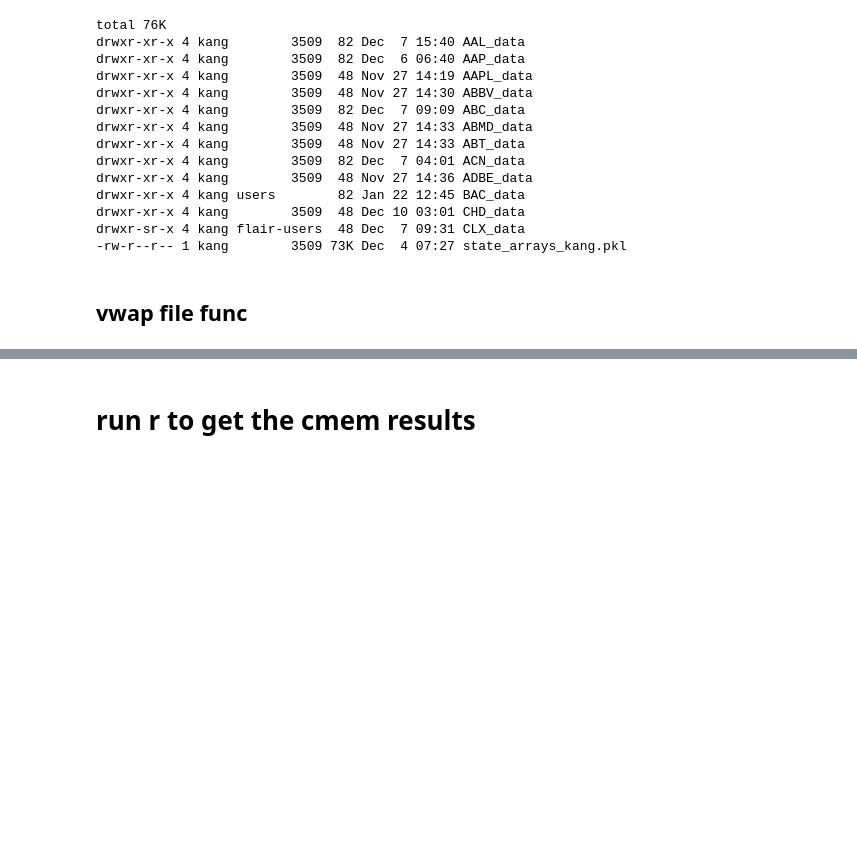
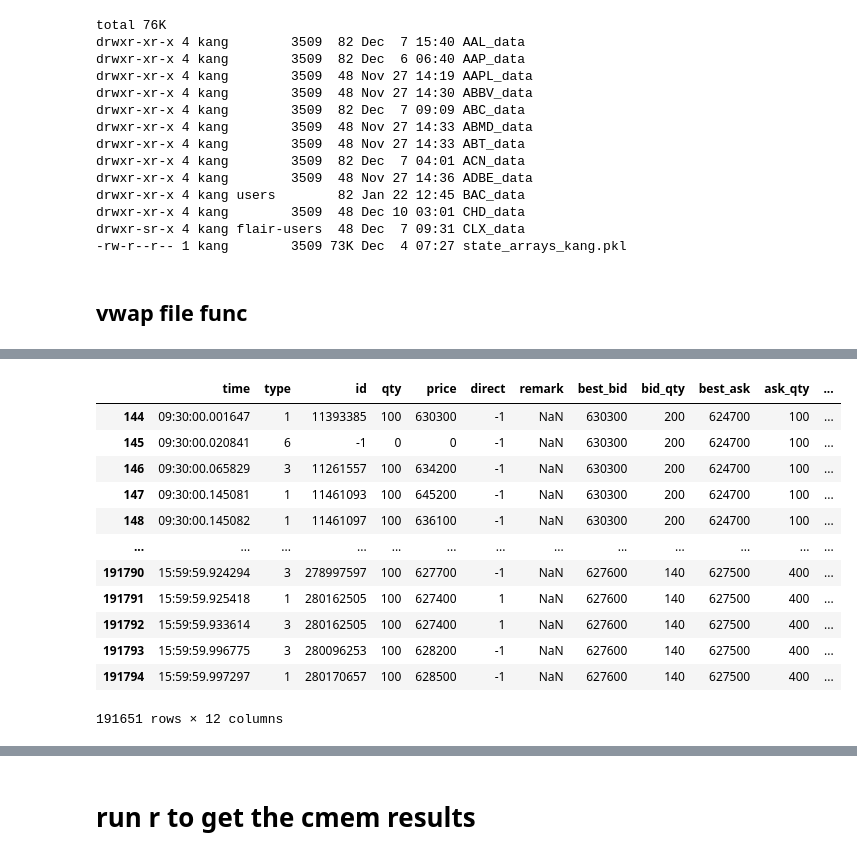
Before and after one commit to KangOxford/IntradayVoume, a Jupyter notebook: codes/loong.ipynb, the cells around one changed output, grey strips where cells are left out. Drawn from its saved outputs; the diff is of its cells as text; code cells hidden in the pictures; blank space fills up the shorter version.

```diff
--- a/codes/loong.ipynb
+++ b/codes/loong.ipynb
@@ -243,0 +284,6 @@ lstsymbols = ['AEP','GS','FITB','GPN','AAPL']
+# %%
+ob = obs[0]
+obs1 = ob.iloc[:,:4]
+obs1.columns = ['best_bid','bid_qty','best_ask','ask_qty']
+# obs1.bid_qty.sum()
+obs1
@@ -243,0 +304,10 @@ lstsymbols = ['AEP','GS','FITB','GPN','AAPL']
+# %%
+from os import listdir
+symbol = "AEP"
+path = f'/scratch/local/kang/SP500/{symbol}_data/Flow_10/'
+# obs = [pd.read_csv(path+file) for file in tqdm(listdir(ATFolder+"/Book_10/"))]
+msgs = [pd.read_csv(path+file, header = None) for file in tqdm(listdir(ATFolder+"/Flow_10/")[:2])]
+# %%
+msg = msgs[0]
+# %%
+msg.columns = ['time','type','id','qty','price','direct','remark']
@@ -243,0 +330,22 @@ lstsymbols = ['AEP','GS','FITB','GPN','AAPL']
+# %%
+df=pd.concat([msg,obs1],axis=1)
+df.time *= 1e9
+df.time=df.time.apply(pd.to_datetime)
+df.time = df.time.dt.time
+df['shorten_time'] = pd.to_datetime(df['time'], format='%H:%M:%S.%f').dt.strftime('%H%M').astype(str)
+df = df[(df['shorten_time']>='0930') & (df['shorten_time']<'1600')]
+df
+# %% [output]
+|  | time | type | id | qty | price | direct | remark | best_bid | bid_qty | best_ask | ask_qty | ... |
+| 144 | 09:30:00.001647 | 1 | 11393385 | 100 | 630300 | -1 | NaN | 630300 | 200 | 624700 | 100 | ... |
+| 145 | 09:30:00.020841 | 6 | -1 | 0 | 0 | -1 | NaN | 630300 | 200 | 624700 | 100 | ... |
+| 146 | 09:30:00.065829 | 3 | 11261557 | 100 | 634200 | -1 | NaN | 630300 | 200 | 624700 | 100 | ... |
+| 147 | 09:30:00.145081 | 1 | 11461093 | 100 | 645200 | -1 | NaN | 630300 | 200 | 624700 | 100 | ... |
+| 148 | 09:30:00.145082 | 1 | 11461097 | 100 | 636100 | -1 | NaN | 630300 | 200 | 624700 | 100 | ... |
+| ... | ... | ... | ... | ... | ... | ... | ... | ... | ... | ... | ... | ... |
+| 191790 | 15:59:59.924294 | 3 | 278997597 | 100 | 627700 | -1 | NaN | 627600 | 140 | 627500 | 400 | ... |
+| 191791 | 15:59:59.925418 | 1 | 280162505 | 100 | 627400 | 1 | NaN | 627600 | 140 | 627500 | 400 | ... |
+| 191792 | 15:59:59.933614 | 3 | 280162505 | 100 | 627400 | 1 | NaN | 627600 | 140 | 627500 | 400 | ... |
+| 191793 | 15:59:59.996775 | 3 | 280096253 | 100 | 628200 | -1 | NaN | 627600 | 140 | 627500 | 400 | ... |
+| 191794 | 15:59:59.997297 | 1 | 280170657 | 100 | 628500 | -1 | NaN | 627600 | 140 | 627500 | 400 | ... |
+191651 rows × 12 columns
```
Also changed, not shown: parts of 21 cells of this notebook.
